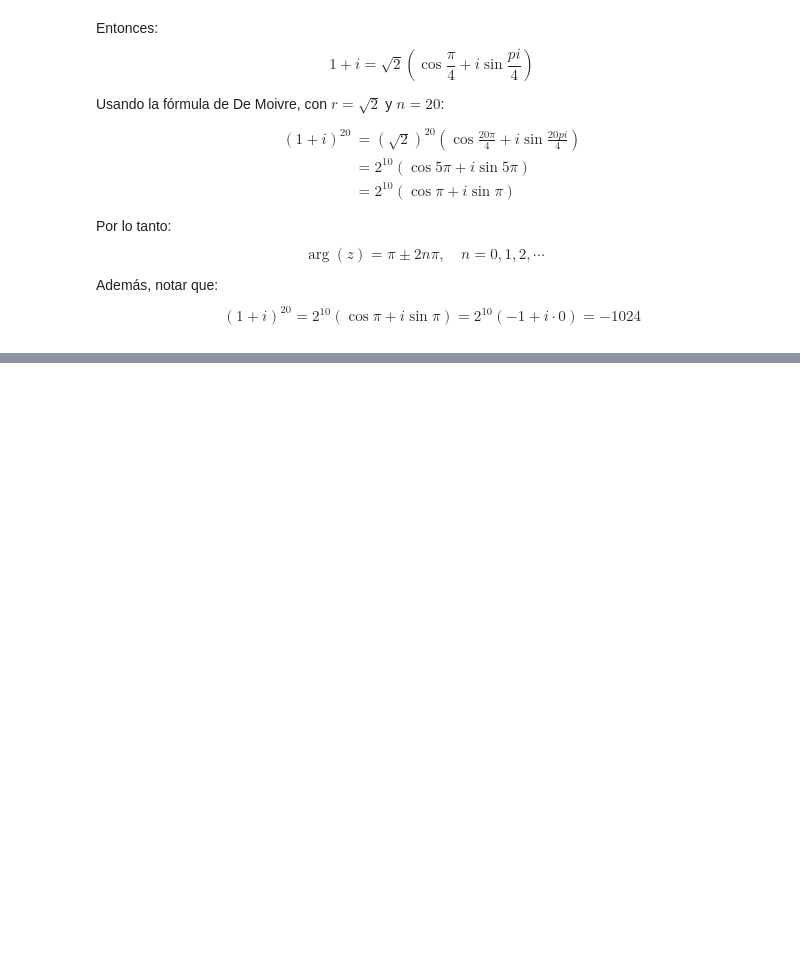
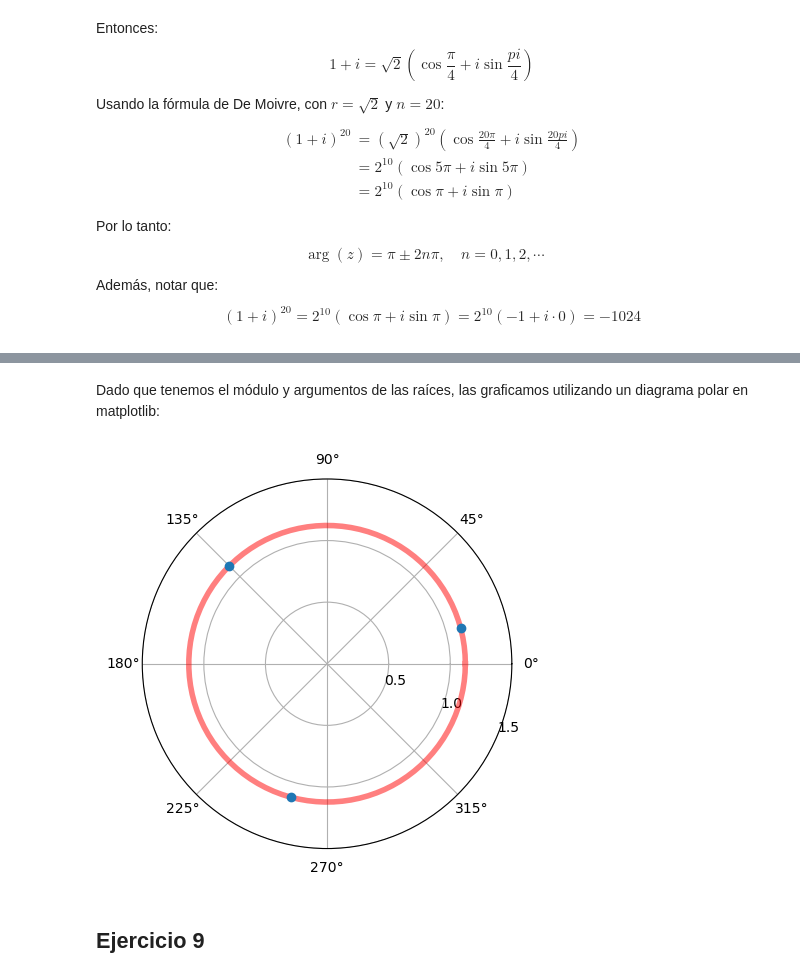
Before and after one commit to manuxch/calculo_avanzado, a Jupyter notebook: complejos/clase_01/code/practica_01.ipynb, the cells around one changed output, grey strips where cells are left out. Drawn from its saved outputs; the diff is of its cells as text; code cells hidden in the pictures; blank space fills up the shorter version.

```diff
--- a/complejos/clase_01/code/practica_01.ipynb
+++ b/complejos/clase_01/code/practica_01.ipynb
@@ -251,0 +272,19 @@ $$(1 + i)^{20} = 2^{10}(\cos \pi + i \sin \pi) = 2^{10}(-1 + i \cdot 0) = -1024$
+# %% [markdown]
+Dado que tenemos el módulo y argumentos de las raíces, las graficamos utilizando un diagrama polar en matplotlib:
+# %%
+fig, ax = plt.subplots(subplot_kw={'projection': 'polar'})
+theta = np.linspace(0, 2 * np.pi, n_puntos) # para el círculo r = |z|
+r = 2**(1/6) # r = |z0| = |z1| = |z2|
+z_args = [np.pi / 12, 9 * np.pi / 12, 17 * np.pi / 12] # arg(z0), arg(z1), arg(z2)
+z_mod = [r, r, r] # |z0|, |z1|, |z2|
+r_circ = np.ones(t.size) * r  # Para graficar el círculo
+ax.plot(theta, r_circ, linewidth=4, color='red', alpha=0.5)
+ax.plot(z_args, z_mod, 'o')
+ax.set_rmax(1.5)
+ax.set_rticks([0.5, 1, 1.5])  # Marcas de la escala radial
+ax.set_rlabel_position(-22.5)  # Desplazamientos de las etiquetas radiales
+ax.grid(True)
+# %% [output]
+[figure, added]
+# %% [markdown]
+## Ejercicio 9
```
Also changed, not shown: parts of 56 cells of this notebook, 2 other files.
